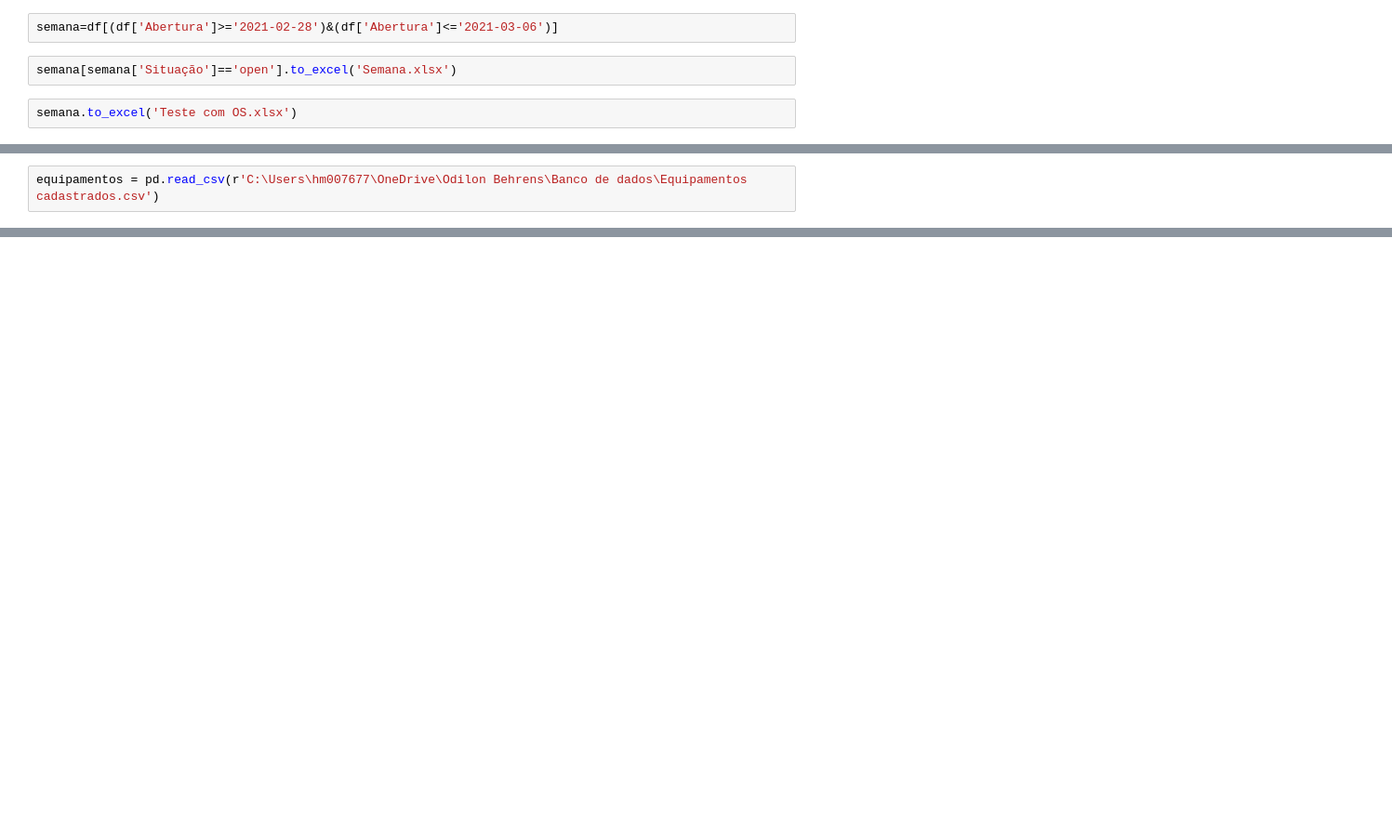
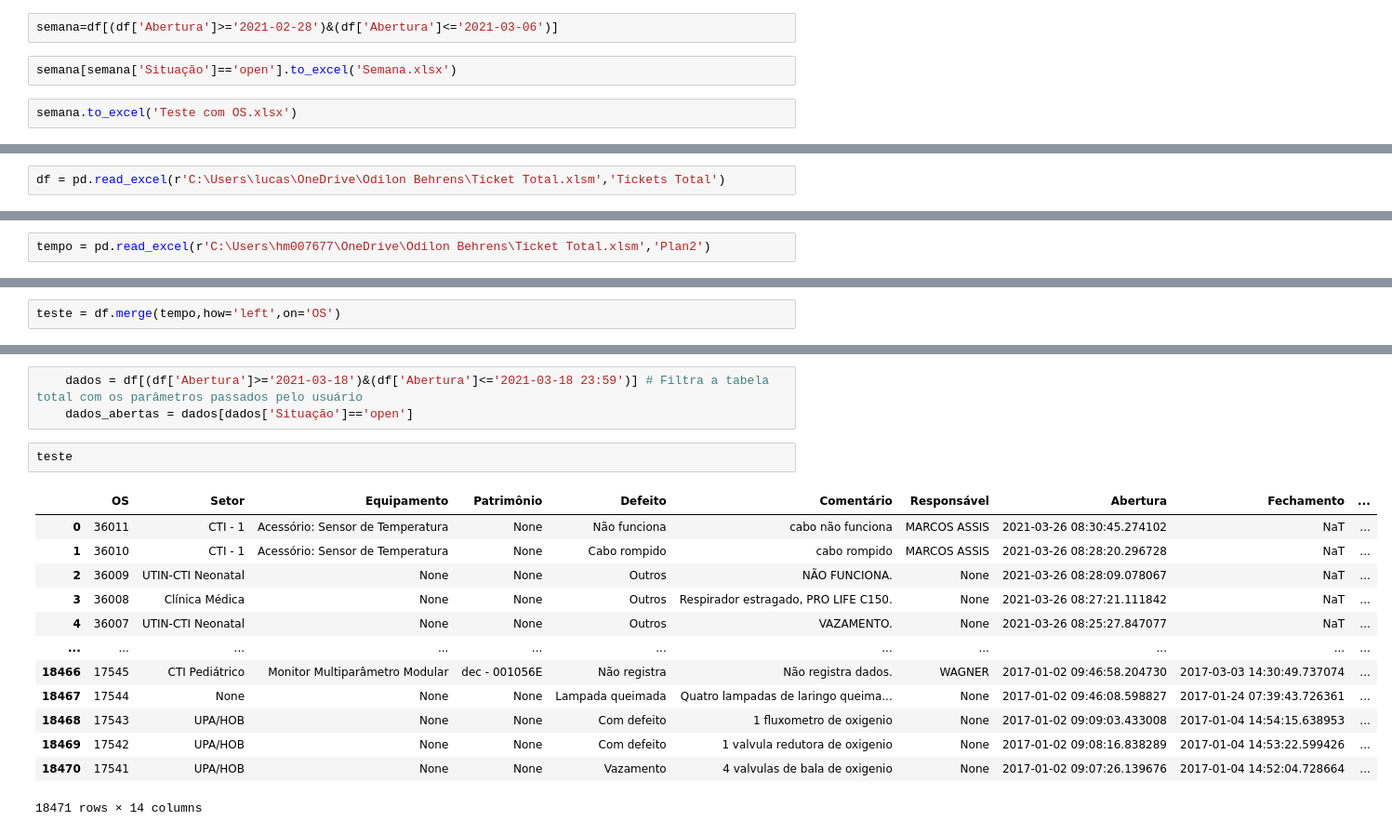
Before and after one commit to LucasTemponi/Analise-de-OS---KPI-dashboard, a Jupyter notebook: PostgreSQL.ipynb, the cells around one changed output, grey strips where cells are left out. Shown at 93% size. Cells and saved outputs as stored; diff of their text form; blank space fills up the shorter version.

```diff
--- a/PostgreSQL.ipynb
+++ b/PostgreSQL.ipynb
@@ -248,2 +387,4 @@ KeyError: 'Column not found: Tempo de OS'
+# %%
+df = pd.read_excel(r'C:\Users\lucas\OneDrive\Odilon Behrens\Ticket Total.xlsm','Tickets Total')
 # %%
 df
@@ -264,2 +395,2 @@ df
 # %%
-equipamentos = pd.read_csv(r'C:\Users\hm007677\OneDrive\Odilon Behrens\Banco de dados\Equipamentos cadastrados.csv')
+tempo = pd.read_excel(r'C:\Users\hm007677\OneDrive\Odilon Behrens\Ticket Total.xlsm','Plan2')
@@ -265,0 +413,2 @@ equipamentos = pd.read_csv(r'C:\Users\hm007677\OneDrive\Odilon Behrens\Banco de
+# %%
+teste = df.merge(tempo,how='left',on='OS')
@@ -265,0 +423,19 @@ equipamentos = pd.read_csv(r'C:\Users\hm007677\OneDrive\Odilon Behrens\Banco de
+# %%
+    dados = df[(df['Abertura']>='2021-03-18')&(df['Abertura']<='2021-03-18 23:59')] # Filtra a tabela total com os parâmetros passados pelo usuário
+    dados_abertas = dados[dados['Situação']=='open']
+# %%
+teste
+# %% [output]
+|  | OS | Setor | Equipamento | Patrimônio | Defeito | Comentário | Responsável | Abertura | Fechamento | ... |
+| 0 | 36011 | CTI - 1 | Acessório: Sensor de Temperatura | None | Não funciona | cabo não funciona | MARCOS ASSIS | 2021-03-26 08:30:45.274102 | NaT | ... |
+| 1 | 36010 | CTI - 1 | Acessório: Sensor de Temperatura | None | Cabo rompido | cabo rompido | MARCOS ASSIS | 2021-03-26 08:28:20.296728 | NaT | ... |
+| 2 | 36009 | UTIN-CTI Neonatal | None | None | Outros | NÃO FUNCIONA. | None | 2021-03-26 08:28:09.078067 | NaT | ... |
+| 3 | 36008 | Clínica Médica | None | None | Outros | Respirador estragado, PRO LIFE C150. | None | 2021-03-26 08:27:21.111842 | NaT | ... |
+| 4 | 36007 | UTIN-CTI Neonatal | None | None | Outros | VAZAMENTO. | None | 2021-03-26 08:25:27.847077 | NaT | ... |
+| ... | ... | ... | ... | ... | ... | ... | ... | ... | ... | ... |
+| 18466 | 17545 | CTI Pediátrico | Monitor Multiparâmetro Modular | dec - 001056E | Não registra | Não registra dados. | WAGNER | 2017-01-02 09:46:58.204730 | 2017-03-03 14:30:49.737074 | ... |
+| 18467 | 17544 | None | None | None | Lampada queimada | Quatro lampadas de laringo queima... | None | 2017-01-02 09:46:08.598827 | 2017-01-24 07:39:43.726361 | ... |
+| 18468 | 17543 | UPA/HOB | None | None | Com defeito | 1 fluxometro de oxigenio | None | 2017-01-02 09:09:03.433008 | 2017-01-04 14:54:15.638953 | ... |
+| 18469 | 17542 | UPA/HOB | None | None | Com defeito | 1 valvula redutora de oxigenio | None | 2017-01-02 09:08:16.838289 | 2017-01-04 14:53:22.599426 | ... |
+| 18470 | 17541 | UPA/HOB | None | None | Vazamento | 4 valvulas de bala de oxigenio | None | 2017-01-02 09:07:26.139676 | 2017-01-04 14:52:04.728664 | ... |
+18471 rows × 14 columns
```
Also changed, not shown: parts of 59 cells of this notebook, 7 other files.
